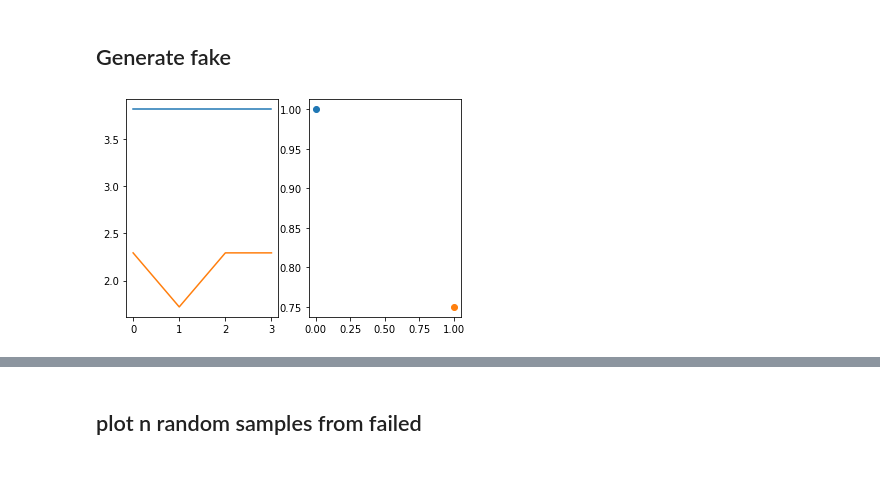
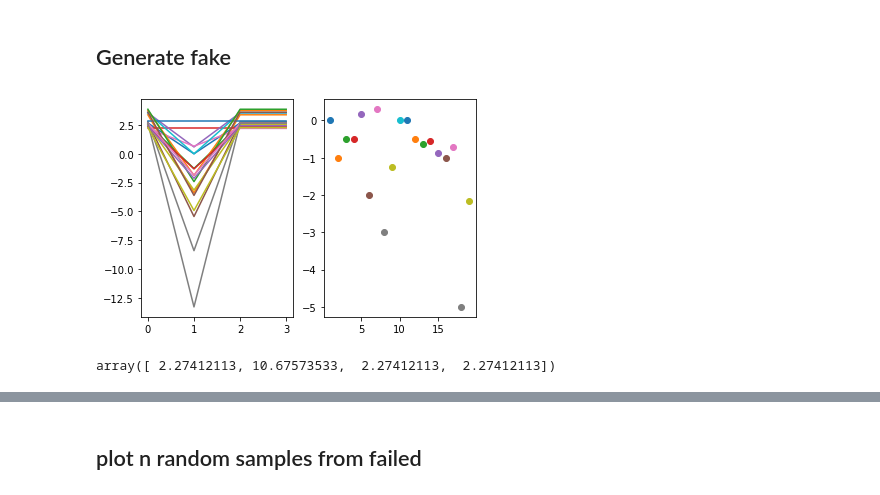
Before and after one commit to anderssegerlund/Machine-Learning, a Jupyter notebook: Car-volt mock data/Generate fake car volt data.ipynb, the cells around one changed output, grey strips where cells are left out. Saved outputs shown, nothing was run; the diff lists cells and outputs as text; code cells hidden in the pictures.

```diff
--- a/Car-volt mock data/Generate fake car volt data.ipynb
+++ b/Car-volt mock data/Generate fake car volt data.ipynb
@@ -27,34 +39,34 @@ def normalize(x):
 # %%
-time_steps = 2
+time_steps = 20
 n_cells = 4 # Amount of cells in pack
 x = np.zeros([time_steps,n_cells])
 
 
 fig, ax = plt.subplots(1,2)
 
 failed_cell = 1 # Which cell is the failing cell
 is_fail = True# Does the pack include a failed cell
 volt_stochastic = 0.9
-for i in range(time_steps):
+for i in range(1,time_steps):
     sigma = 0.0 # How much is the fluctuation
     median = random.uniform(2, 4)
     volt = np.random.normal(loc=median, scale=sigma, size=n_cells)
     if is_fail:
         r = random.random()
         if r < volt_stochastic:
             stochstic_amplifier = random.randint(1,10)
 
             y = (1-i/stochstic_amplifier)
             #print(y)
             volt[failed_cell]*=y
     ax[1].scatter(i,y)
     x[i,:] = volt
 
     ax[0].plot(volt, label=i)
 #plt.ylim(0,16)
 #plt.legend()
 # %% [output]
-[figure, old version]
+[figure, new version]
 # %%
 def create_sequence(time_steps=2, n_cells=4, failed_cell=1, is_fail=True, sigma=0.0, volt_stochastic = 0.9, normalize_x=False):
     x = np.zeros([time_steps,n_cells])
@@ -77,6 +93,11 @@ def create_sequence(time_steps=2, n_cells=4, failed_cell=1, is_fail=True, sigma=
     else:
         label = 0
     return x, label
+# %%
+volt[failed_cell]*=y
+volt
+# %% [output]
+array([ 2.27412113, 10.67573533,  2.27412113,  2.27412113])
 # %%
 time_steps=2
 n_cells=4
```
Also changed, not shown: parts of 30 cells of this notebook.
